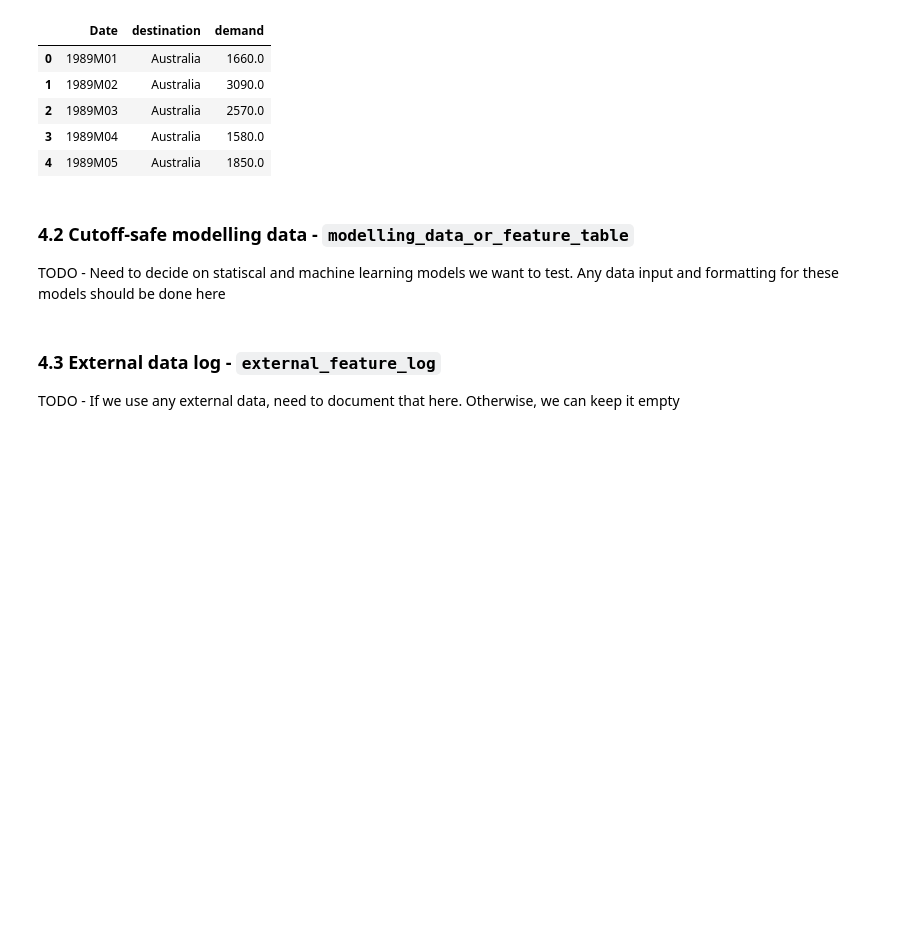
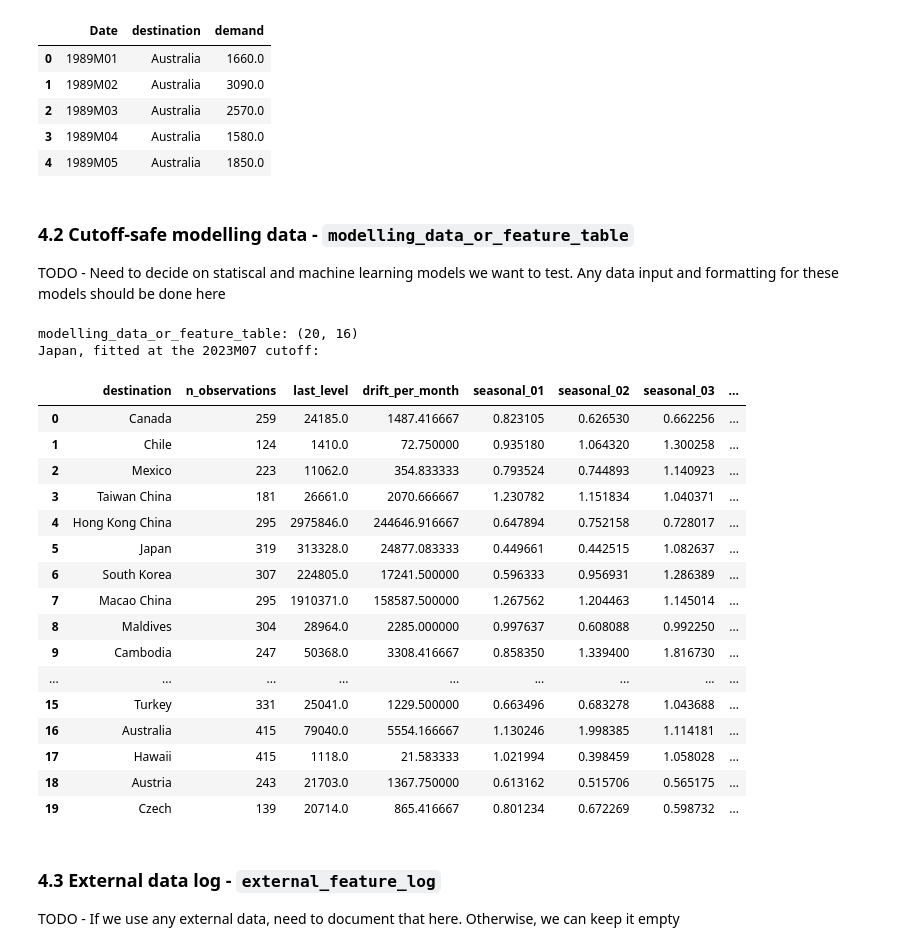
Before and after one commit to JoshHulett/SIT742-Asessment2-Group16, a Jupyter notebook: SIT742-2026T2-A2-Starter.ipynb, the cells around one changed output. Cells and saved outputs as stored; diff of their text form; code cells hidden in the pictures; blank space fills up the shorter version.

Commit message:
feat: 4.2 MODEL AND 4.6 RESULT

```diff
--- a/SIT742-2026T2-A2-Starter.ipynb
+++ b/SIT742-2026T2-A2-Starter.ipynb
@@ -1232,3 +1285,30 @@ TODO - Need to decide on statiscal and machine learning models we want to test.
+# %%
+final_parameters, _, final_blend_forecast = build_forecasting(
+    public_history_wide_to_2023M07, "2023M07", FINAL_FORECAST_MONTHS, REQUIRED_DESTINATIONS)
+modelling_data_or_feature_table = final_parameters.reset_index()
+print(f"modelling_data_or_feature_table: {modelling_data_or_feature_table.shape}")
+print("Japan, fitted at the 2023M07 cutoff:")
+modelling_data_or_feature_table
+# %% [output]
+modelling_data_or_feature_table: (20, 16)
+Japan, fitted at the 2023M07 cutoff:
+|  | destination | n_observations | last_level | drift_per_month | seasonal_01 | seasonal_02 | seasonal_03 | ... |
+| 0 | Canada | 259 | 24185.0 | 1487.416667 | 0.823105 | 0.626530 | 0.662256 | ... |
+| 1 | Chile | 124 | 1410.0 | 72.750000 | 0.935180 | 1.064320 | 1.300258 | ... |
+| 2 | Mexico | 223 | 11062.0 | 354.833333 | 0.793524 | 0.744893 | 1.140923 | ... |
+| 3 | Taiwan China | 181 | 26661.0 | 2070.666667 | 1.230782 | 1.151834 | 1.040371 | ... |
+| 4 | Hong Kong China | 295 | 2975846.0 | 244646.916667 | 0.647894 | 0.752158 | 0.728017 | ... |
+| 5 | Japan | 319 | 313328.0 | 24877.083333 | 0.449661 | 0.442515 | 1.082637 | ... |
+| 6 | South Korea | 307 | 224805.0 | 17241.500000 | 0.596333 | 0.956931 | 1.286389 | ... |
+| 7 | Macao China | 295 | 1910371.0 | 158587.500000 | 1.267562 | 1.204463 | 1.145014 | ... |
+| 8 | Maldives | 304 | 28964.0 | 2285.000000 | 0.997637 | 0.608088 | 0.992250 | ... |
+| 9 | Cambodia | 247 | 50368.0 | 3308.416667 | 0.858350 | 1.339400 | 1.816730 | ... |
+| ... | ... | ... | ... | ... | ... | ... | ... | ... |
+| 15 | Turkey | 331 | 25041.0 | 1229.500000 | 0.663496 | 0.683278 | 1.043688 | ... |
+| 16 | Australia | 415 | 79040.0 | 5554.166667 | 1.130246 | 1.998385 | 1.114181 | ... |
+| 17 | Hawaii | 415 | 1118.0 | 21.583333 | 1.021994 | 0.398459 | 1.058028 | ... |
+| 18 | Austria | 243 | 21703.0 | 1367.750000 | 0.613162 | 0.515706 | 0.565175 | ... |
+| 19 | Czech | 139 | 20714.0 | 865.416667 | 0.801234 | 0.672269 | 0.598732 | ... |
 # %% [markdown]
 ### 4.3 External data log - `external_feature_log`
 TODO - If we use any external data, need to document that here. Otherwise, we can keep it empty
```
Also changed, not shown: parts of 3 cells of this notebook.
